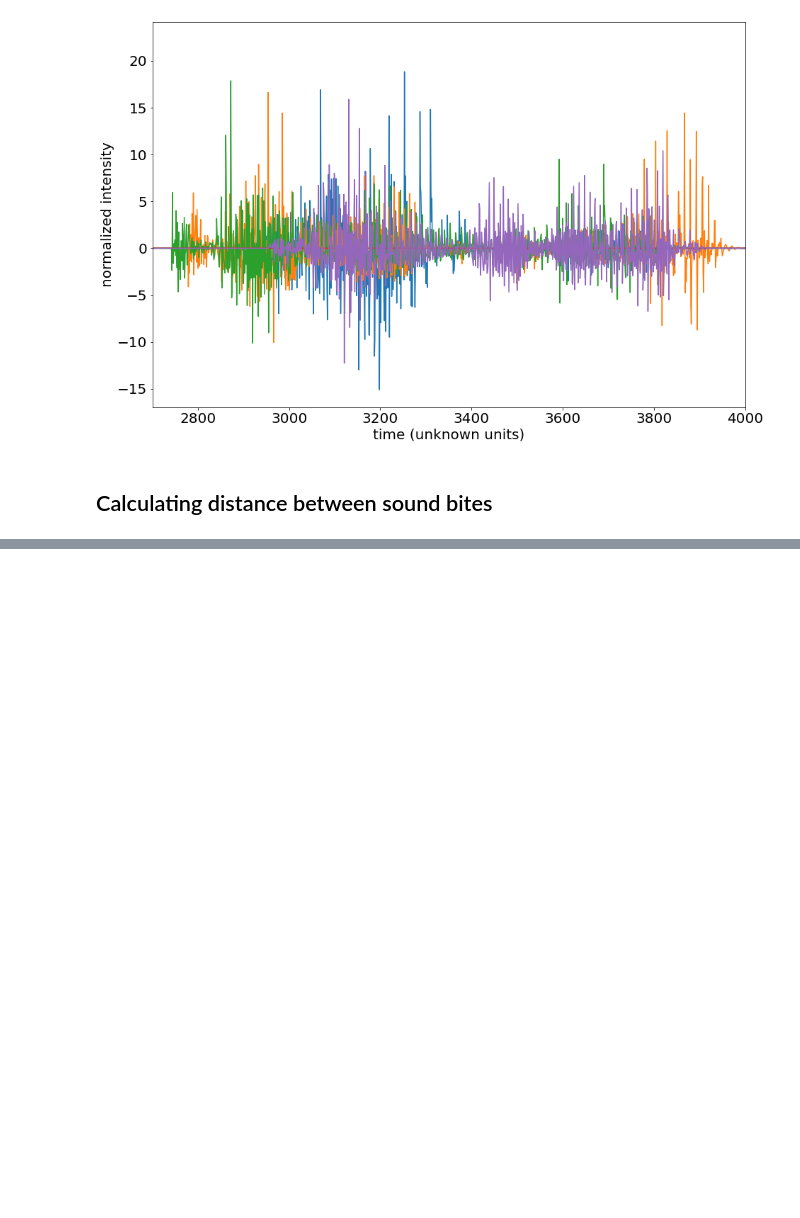
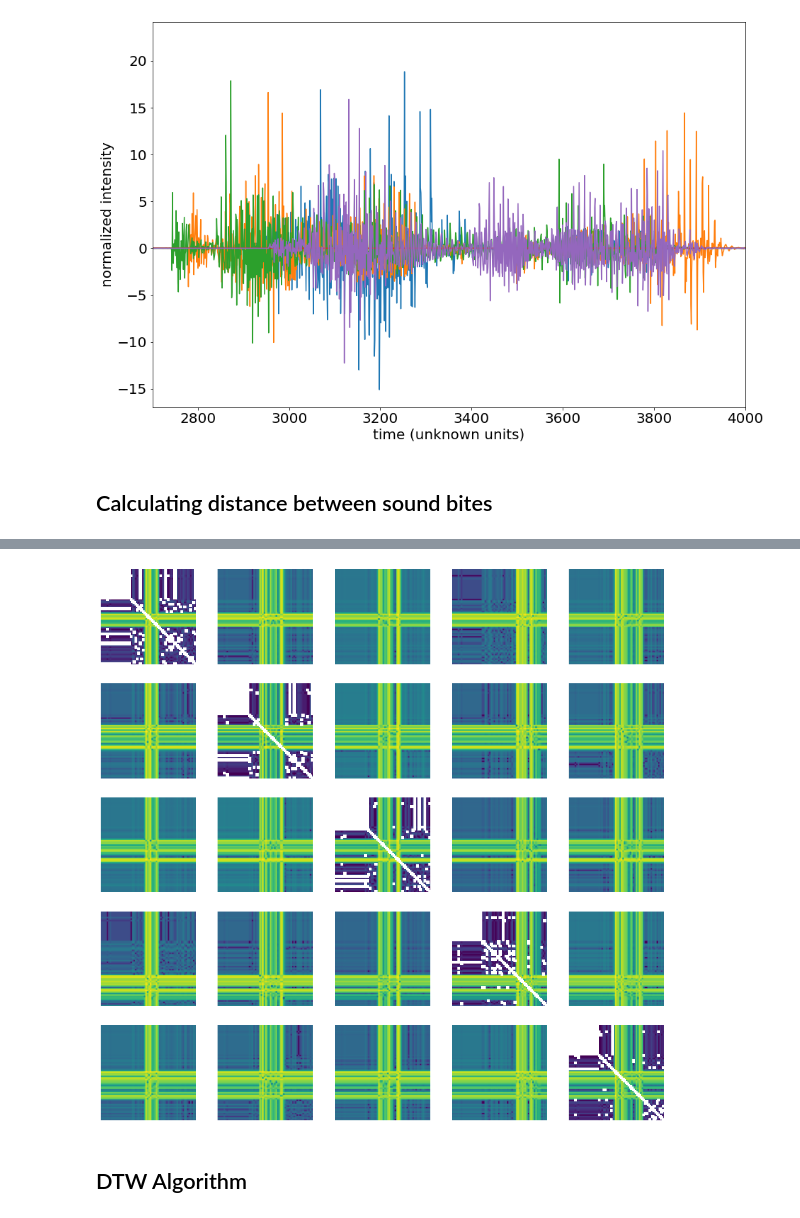
Before and after one commit to RileyWClarke/MLTSA_RCLARKE, a Jupyter notebook: HW7/mltsa_hw7_rclarke.ipynb, the cells around one changed output, grey strips where cells are left out. Drawn from its saved outputs; the diff is of its cells as text; code cells hidden in the pictures; blank space fills up the shorter version.

```diff
--- a/HW7/mltsa_hw7_rclarke.ipynb
+++ b/HW7/mltsa_hw7_rclarke.ipynb
@@ -229,0 +307,15 @@ plt.ylabel("normalized intensity", fontsize=20);
+# %%
+restep = 100
+fig = plt.figure(figsize=(15, 15))
+
+for i in range(0,25,5):
+    for k, j in enumerate(range(0,25,5)):
+        ax = fig.add_subplot(5,5,i + k + 1)
+        plt.imshow(np.log10(cdist(np.atleast_2d(X[i][::restep]).T,
+                np.atleast_2d(X[j][::restep]).T,
+          metric=(lambda x,y: np.abs(x - y)))))
+        plt.axis('off');
+# %% [output]
+[figure, added]
+# %% [markdown]
+## DTW Algorithm
```
Also changed, not shown: parts of 15 cells of this notebook.
